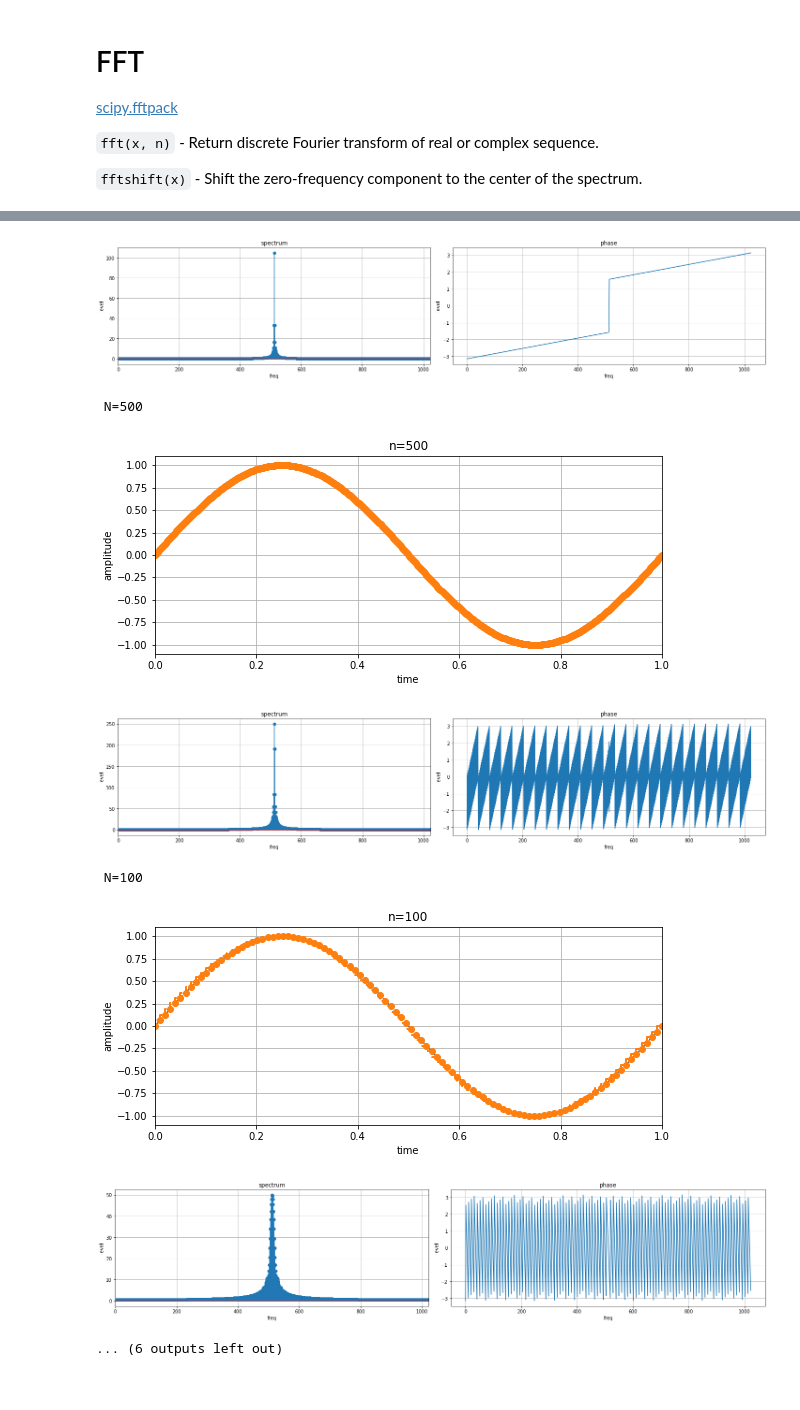
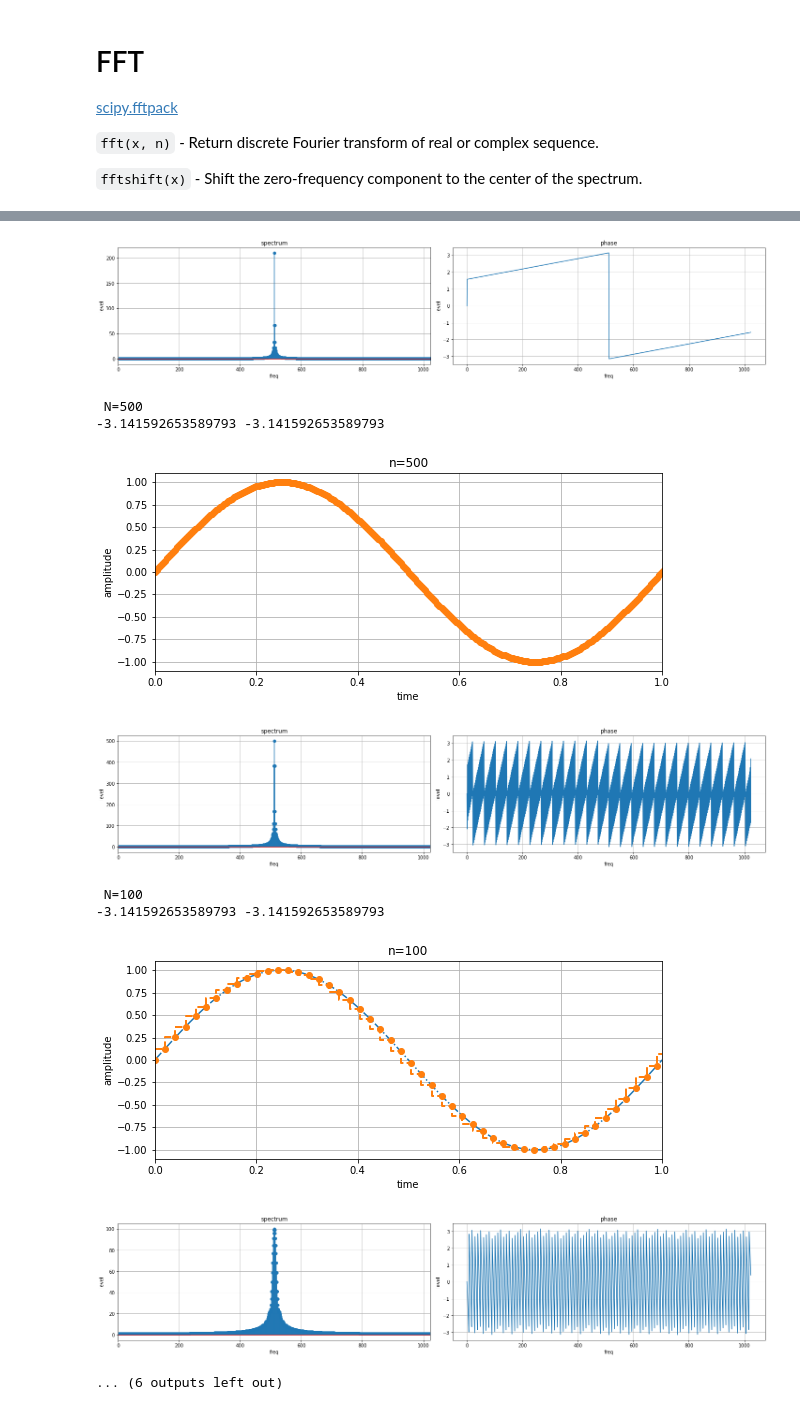
Before and after one commit to aliaksandr-master/dsp-learn, a Jupyter notebook: dsp-01.ipynb, the cells around one changed output, grey strips where cells are left out. Saved outputs shown, nothing was run; the diff lists cells and outputs as text; code cells hidden in the pictures.

Commit message:
update charts

```diff
--- a/dsp-01.ipynb
+++ b/dsp-01.ipynb
@@ -19,7 +19,7 @@ from typing import Tuple
 %matplotlib inline
 # %%
 def sin_tick(n: int) -> Tuple[np.ndarray, np.ndarray]:
-    x = np.linspace(0, 1, n, endpoint=True)
+    x = np.linspace(0, 2, n, endpoint=True)
     y = np.sin(2 * np.pi * x)
     return x, y
 # %% [markdown]
@@ -61,13 +61,15 @@ for i, n in enumerate((10000, 5000, 500, 100, 25, 10)):
     plt.xlim([0, N_FFT-1])
     plt.stem(np.abs(x_fft))
 
+    x_fft_us = fft(x, N_FFT)
     # phase
     plt.subplot(2, 2, 4)
     plt.grid()
     plt.title('phase')
     plt.xlabel("freq")
     plt.ylabel("level")
-    plt.plot(np.angle(x_fft))
+    plt.plot(np.angle(x_fft_us))
+    print(np.min(np.angle(x_fft_us)), np.min(np.angle(x_fft_us)))
 
     plt.tight_layout()
     plt.show()
@@ -79,9 +83,11 @@ for i, n in enumerate((10000, 5000, 500, 100, 25, 10)):
 [figure]
-[figure, old version]
+[figure, new version]
  N=500
+-3.141592653589793 -3.141592653589793
 [figure]
-[figure, old version]
+[figure, new version]
  N=100
+-3.141592653589793 -3.141592653589793
-[figure, old version]
+[figure, new version]
-[figure, old version]
+[figure, new version]
 ... (6 outputs left out)
```
Also changed, not shown: parts of 1 cell of this notebook.
